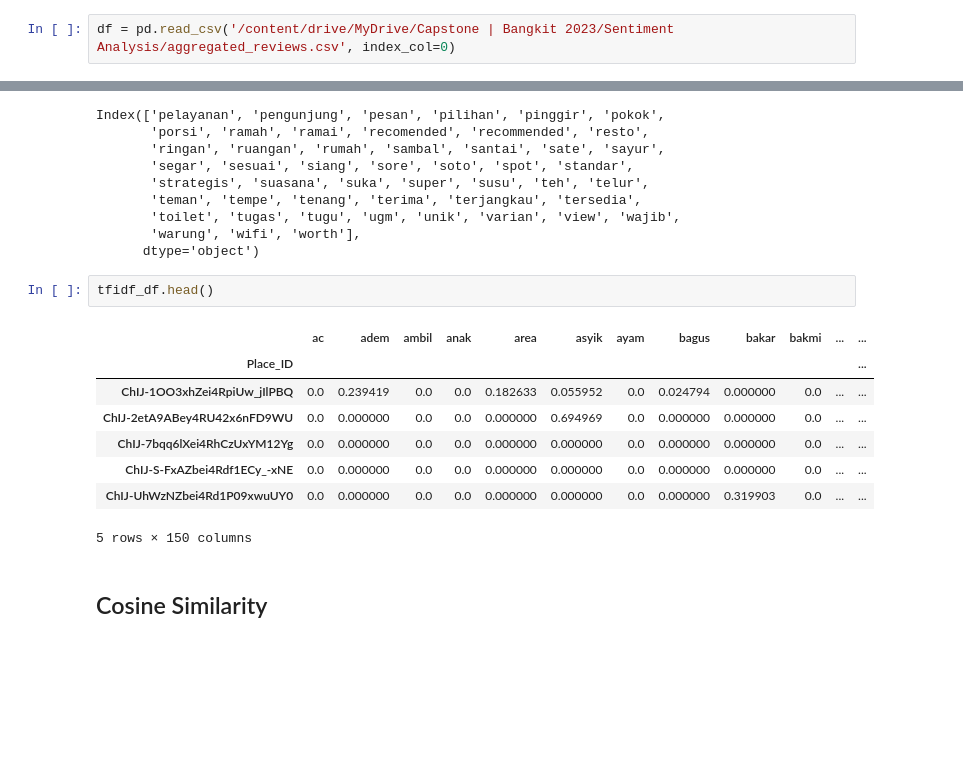
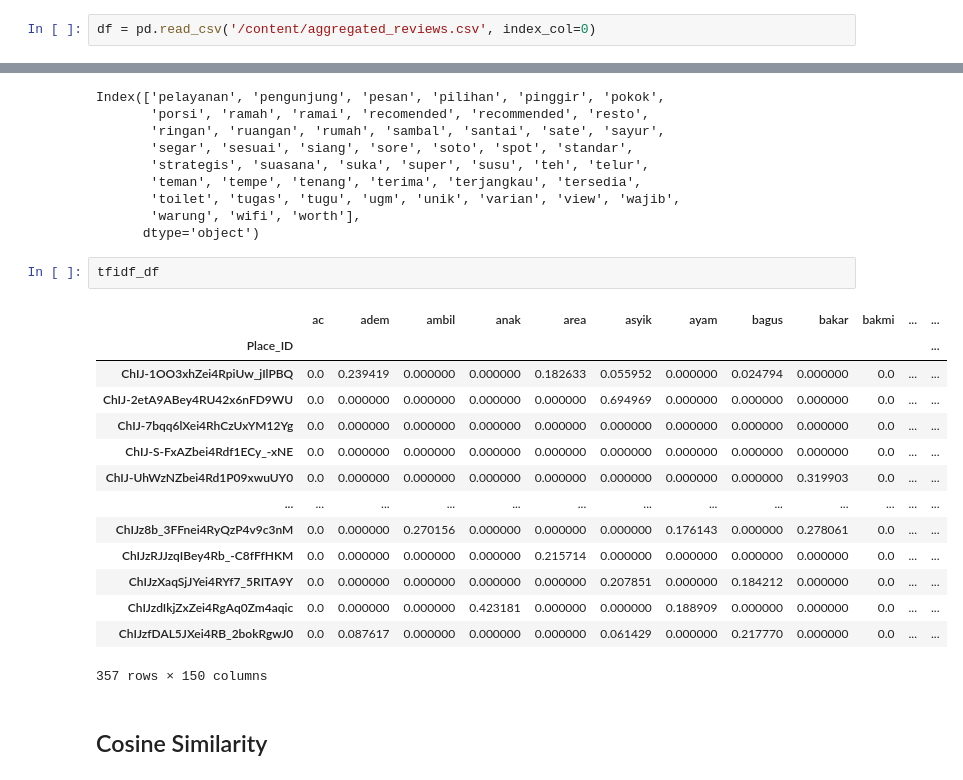
Before and after one commit to argadewanata/ML-Bangkit-Capstone-Project, a Jupyter notebook: Place Recommendation/PlaceRecommendation.ipynb, the cells around one changed output, grey strips where cells are left out. Saved outputs shown, nothing was run; the diff lists cells and outputs as text; blank space fills up the shorter version.

```diff
--- a/Place Recommendation/PlaceRecommendation.ipynb
+++ b/Place Recommendation/PlaceRecommendation.ipynb
@@ -11,6 +11,6 @@ nltk.download('stopwords')
 True
 # %%
-df = pd.read_csv('/content/drive/MyDrive/Capstone | Bangkit 2023/Sentiment Analysis/aggregated_reviews.csv', index_col=0)
+df = pd.read_csv('/content/aggregated_reviews.csv', index_col=0)
 # %%
 df.head()
 # %% [output]
@@ -96,16 +96,22 @@ Index(['pelayanan', 'pengunjung', 'pesan', 'pilihan', 'pinggir', 'pokok',
        'warung', 'wifi', 'worth'],
       dtype='object')
 # %%
-tfidf_df.head()
+tfidf_df
 # %% [output]
 |  | ac | adem | ambil | anak | area | asyik | ayam | bagus | bakar | bakmi | ... | ... |
 | Place_ID |  |  |  |  |  |  |  |  |  |  |  | ... |
-| ChIJ-1OO3xhZei4RpiUw_jIlPBQ | 0.0 | 0.239419 | 0.0 | 0.0 | 0.182633 | 0.055952 | 0.0 | 0.024794 | 0.000000 | 0.0 | ... | ... |
-| ChIJ-2etA9ABey4RU42x6nFD9WU | 0.0 | 0.000000 | 0.0 | 0.0 | 0.000000 | 0.694969 | 0.0 | 0.000000 | 0.000000 | 0.0 | ... | ... |
-| ChIJ-7bqq6lXei4RhCzUxYM12Yg | 0.0 | 0.000000 | 0.0 | 0.0 | 0.000000 | 0.000000 | 0.0 | 0.000000 | 0.000000 | 0.0 | ... | ... |
-| ChIJ-S-FxAZbei4Rdf1ECy_-xNE | 0.0 | 0.000000 | 0.0 | 0.0 | 0.000000 | 0.000000 | 0.0 | 0.000000 | 0.000000 | 0.0 | ... | ... |
-| ChIJ-UhWzNZbei4Rd1P09xwuUY0 | 0.0 | 0.000000 | 0.0 | 0.0 | 0.000000 | 0.000000 | 0.0 | 0.000000 | 0.319903 | 0.0 | ... | ... |
+| ChIJ-1OO3xhZei4RpiUw_jIlPBQ | 0.0 | 0.239419 | 0.000000 | 0.000000 | 0.182633 | 0.055952 | 0.000000 | 0.024794 | 0.000000 | 0.0 | ... | ... |
+| ChIJ-2etA9ABey4RU42x6nFD9WU | 0.0 | 0.000000 | 0.000000 | 0.000000 | 0.000000 | 0.694969 | 0.000000 | 0.000000 | 0.000000 | 0.0 | ... | ... |
+| ChIJ-7bqq6lXei4RhCzUxYM12Yg | 0.0 | 0.000000 | 0.000000 | 0.000000 | 0.000000 | 0.000000 | 0.000000 | 0.000000 | 0.000000 | 0.0 | ... | ... |
+| ChIJ-S-FxAZbei4Rdf1ECy_-xNE | 0.0 | 0.000000 | 0.000000 | 0.000000 | 0.000000 | 0.000000 | 0.000000 | 0.000000 | 0.000000 | 0.0 | ... | ... |
+| ChIJ-UhWzNZbei4Rd1P09xwuUY0 | 0.0 | 0.000000 | 0.000000 | 0.000000 | 0.000000 | 0.000000 | 0.000000 | 0.000000 | 0.319903 | 0.0 | ... | ... |
+| ... | ... | ... | ... | ... | ... | ... | ... | ... | ... | ... | ... | ... |
+| ChIJz8b_3FFnei4RyQzP4v9c3nM | 0.0 | 0.000000 | 0.270156 | 0.000000 | 0.000000 | 0.000000 | 0.176143 | 0.000000 | 0.278061 | 0.0 | ... | ... |
+| ChIJzRJJzqIBey4Rb_-C8fFfHKM | 0.0 | 0.000000 | 0.000000 | 0.000000 | 0.215714 | 0.000000 | 0.000000 | 0.000000 | 0.000000 | 0.0 | ... | ... |
+| ChIJzXaqSjJYei4RYf7_5RITA9Y | 0.0 | 0.000000 | 0.000000 | 0.000000 | 0.000000 | 0.207851 | 0.000000 | 0.184212 | 0.000000 | 0.0 | ... | ... |
+| ChIJzdIkjZxZei4RgAq0Zm4aqic | 0.0 | 0.000000 | 0.000000 | 0.423181 | 0.000000 | 0.000000 | 0.188909 | 0.000000 | 0.000000 | 0.0 | ... | ... |
+| ChIJzfDAL5JXei4RB_2bokRgwJ0 | 0.0 | 0.087617 | 0.000000 | 0.000000 | 0.000000 | 0.061429 | 0.000000 | 0.217770 | 0.000000 | 0.0 | ... | ... |
-5 rows × 150 columns
+357 rows × 150 columns
 # %% [markdown]
 ## Cosine Similarity
 # %%
```
Also changed, not shown: parts of 22 cells of this notebook, 4 other files.
